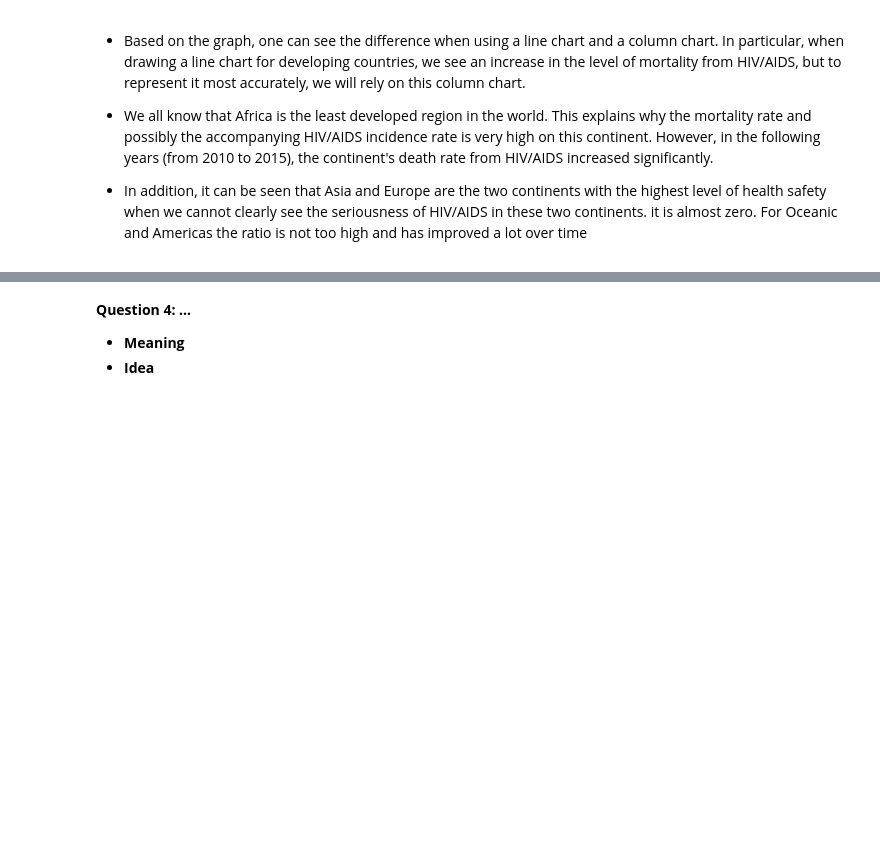
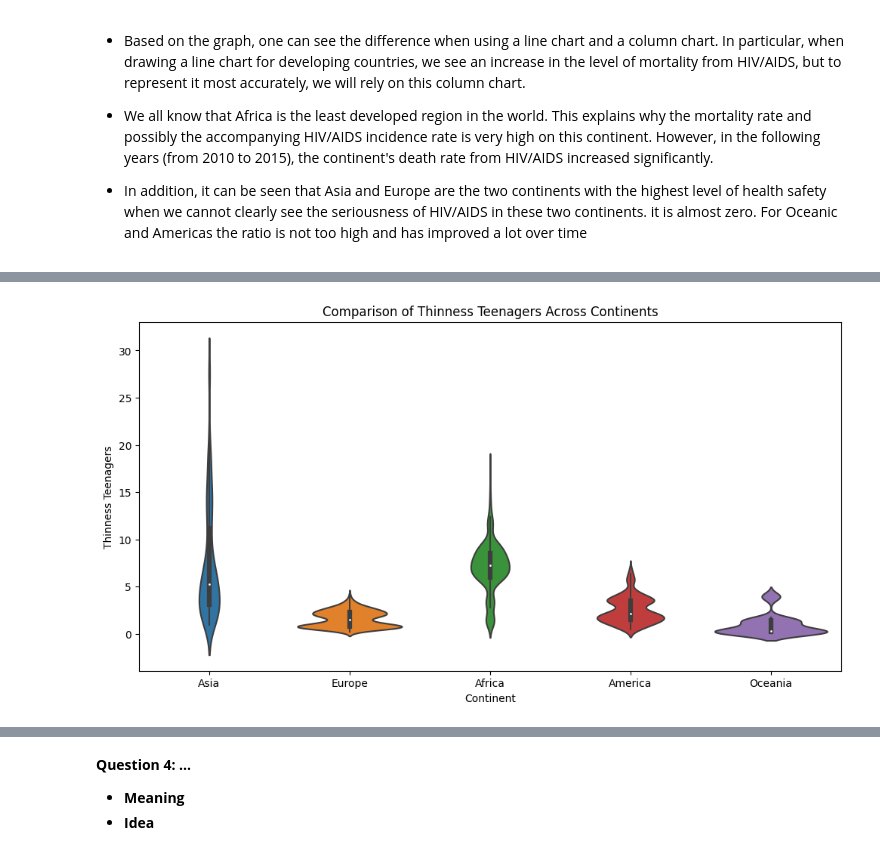
Before and after one commit to huyban2003/P4DS, a Jupyter notebook: Notebook.ipynb, the cells around one changed output, grey strips where cells are left out. Cells and saved outputs as stored; diff of their text form; code cells hidden in the pictures; blank space fills up the shorter version.

```diff
--- a/Notebook.ipynb
+++ b/Notebook.ipynb
@@ -608,0 +647,13 @@ plt.show()
+# %%
+df['thinness teenagers'] = df[['thinness 5-9 years', 'thinness 10-19 years']].mean(axis=1)
+
+df = df.drop(['thinness 5-9 years', 'thinness 10-19 years'], axis=1)
+# %%
+plt.figure(figsize=(12, 6))
+sns.violinplot(x='Continent', y='thinness teenagers', data=df)
+plt.xlabel('Continent')
+plt.ylabel('Thinness Teenagers')
+plt.title('Comparison of Thinness Teenagers Across Continents')
+plt.show()
+# %% [output]
+[figure, added]
```
Also changed, not shown: parts of 19 cells of this notebook.
